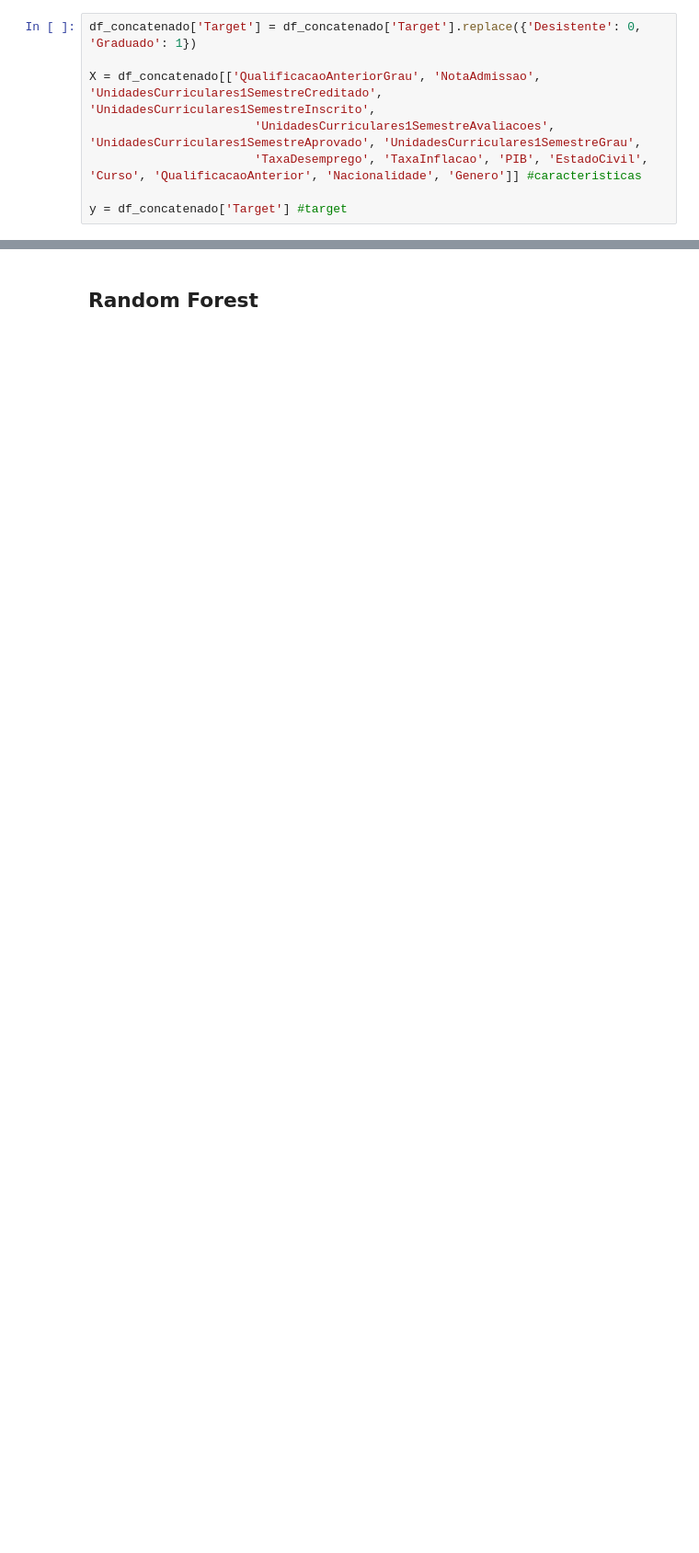
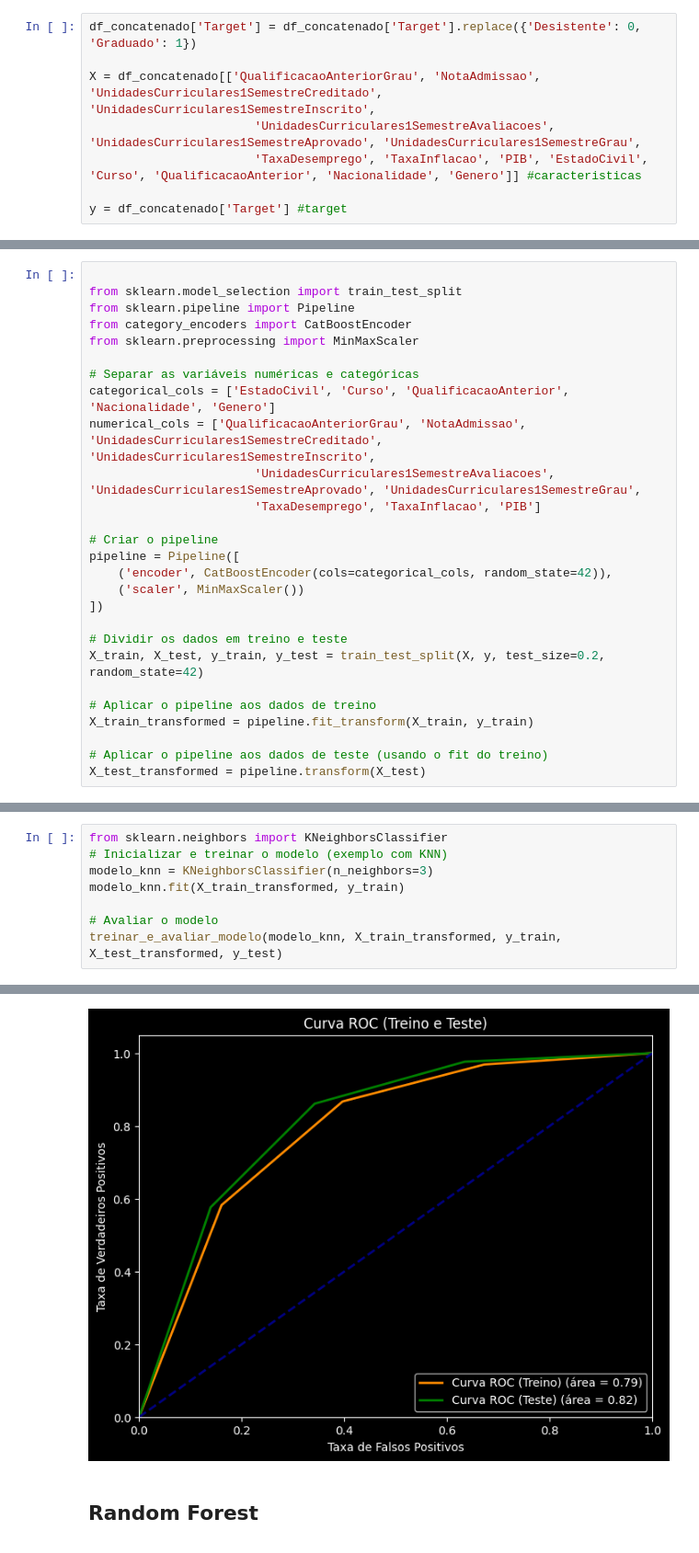
Before and after one commit to AnaRaquelCafe/Prevendo_Formandos_Faculdade_MLET, a Jupyter notebook: Conhecendo_algoritmos_de_machine_learning_modelos_supervisionados.ipynb, the cells around one changed output, grey strips where cells are left out. Shown at 92% size. Saved outputs shown, nothing was run; the diff lists cells and outputs as text; blank space fills up the shorter version.

```diff
--- a/Conhecendo_algoritmos_de_machine_learning_modelos_supervisionados.ipynb
+++ b/Conhecendo_algoritmos_de_machine_learning_modelos_supervisionados.ipynb
@@ -373,0 +218,27 @@ Desvio padrão AUC: 0.019318254206808237
+# %%
+
+from sklearn.model_selection import train_test_split
+from sklearn.pipeline import Pipeline
+from category_encoders import CatBoostEncoder
+from sklearn.preprocessing import MinMaxScaler
+
+# Separar as variáveis numéricas e categóricas
+categorical_cols = ['EstadoCivil', 'Curso', 'QualificacaoAnterior', 'Nacionalidade', 'Genero']
+numerical_cols = ['QualificacaoAnteriorGrau', 'NotaAdmissao', 'UnidadesCurriculares1SemestreCreditado', 'UnidadesCurriculares1SemestreInscrito',
+                       'UnidadesCurriculares1SemestreAvaliacoes',  'UnidadesCurriculares1SemestreAprovado', 'UnidadesCurriculares1SemestreGrau',
+                       'TaxaDesemprego', 'TaxaInflacao', 'PIB']
+
+# Criar o pipeline
+pipeline = Pipeline([
+    ('encoder', CatBoostEncoder(cols=categorical_cols, random_state=42)),
+    ('scaler', MinMaxScaler())
+])
+
+# Dividir os dados em treino e teste
+X_train, X_test, y_train, y_test = train_test_split(X, y, test_size=0.2, random_state=42)
+
+# Aplicar o pipeline aos dados de treino
+X_train_transformed = pipeline.fit_transform(X_train, y_train)
+
+# Aplicar o pipeline aos dados de teste (usando o fit do treino)
+X_test_transformed = pipeline.transform(X_test)
@@ -373,0 +308,9 @@ Desvio padrão AUC: 0.019318254206808237
+# %%
+from sklearn.neighbors import KNeighborsClassifier
+# Inicializar e treinar o modelo (exemplo com KNN)
+modelo_knn = KNeighborsClassifier(n_neighbors=3)
+modelo_knn.fit(X_train_transformed, y_train)
+
+# Avaliar o modelo
+treinar_e_avaliar_modelo(modelo_knn, X_train_transformed, y_train, X_test_transformed, y_test)
+# %% [output]
@@ -374,3 +326,4 @@ Desvio padrão AUC: 0.019318254206808237
+[figure, added]
 # %% [markdown]
 
  ## Random Forest
```
Also changed, not shown: parts of 25 cells of this notebook.
